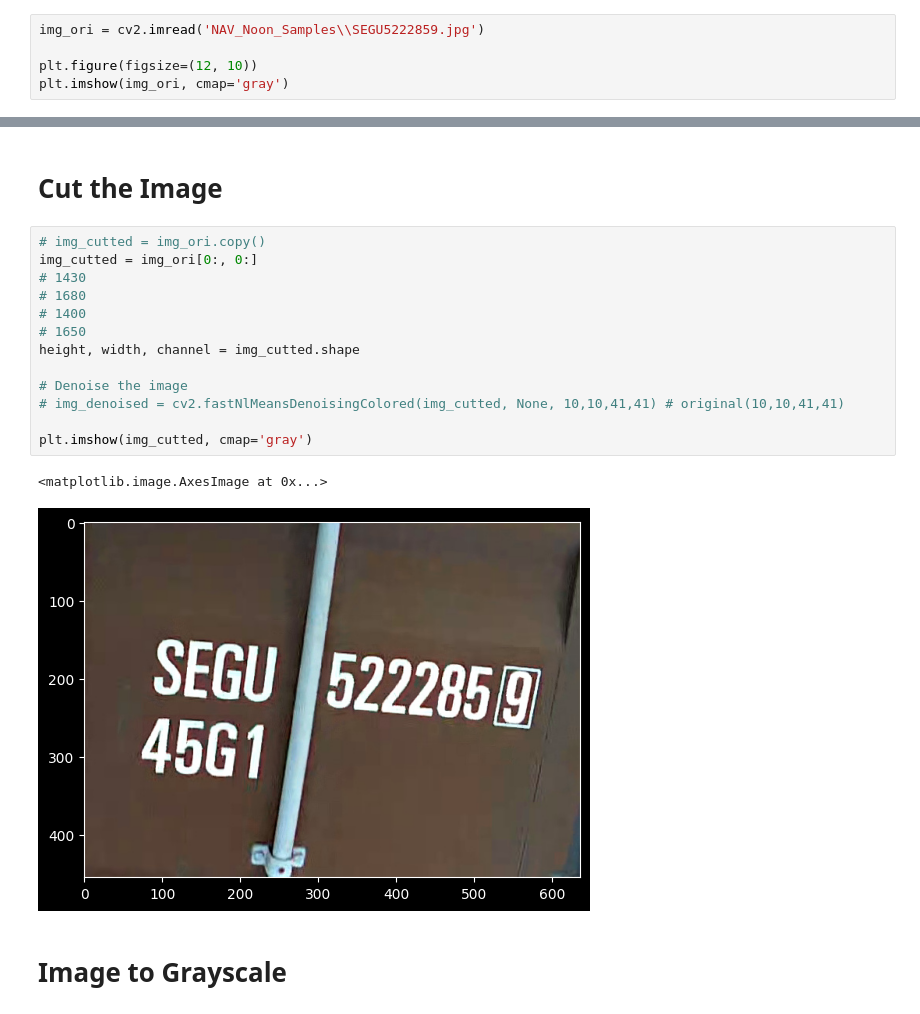
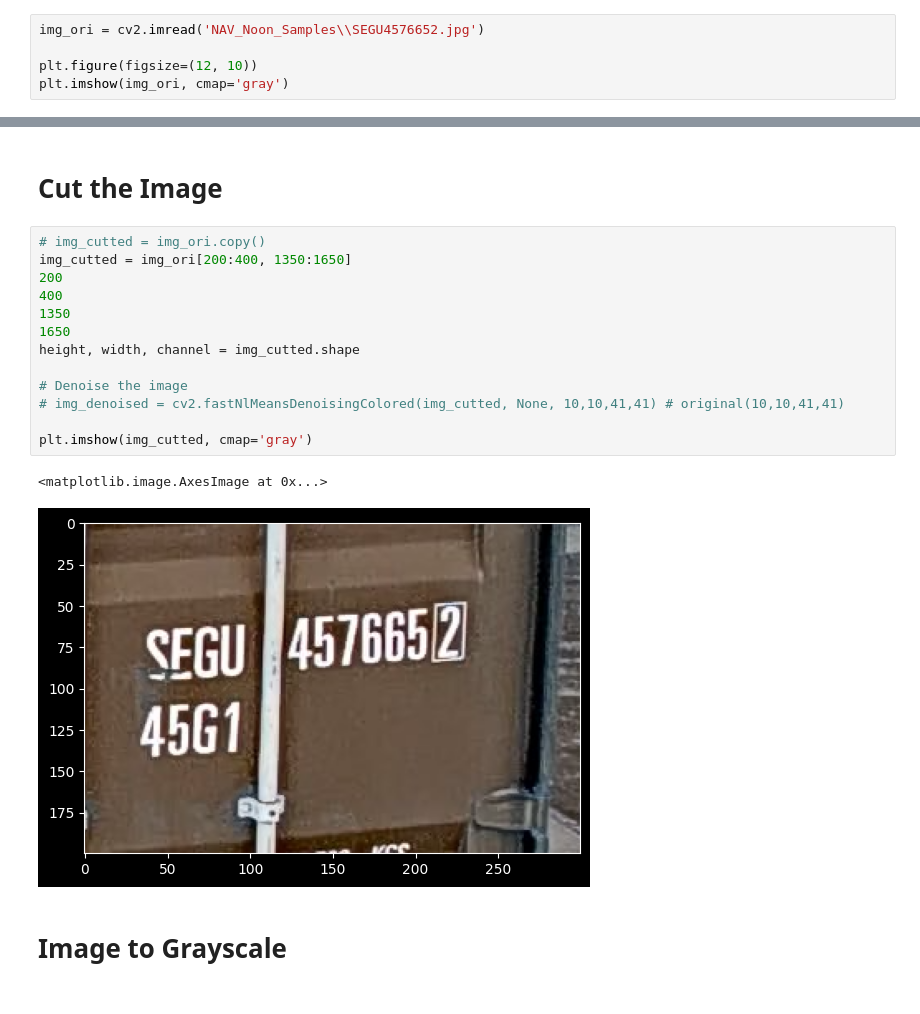
Before and after one commit to songjeongjun320/OCR_CNTR_Number, a Jupyter notebook: Test_NAV.ipynb, the cells around one changed output, grey strips where cells are left out. Drawn from its saved outputs; the diff is of its cells as text.

```diff
--- a/Test_NAV.ipynb
+++ b/Test_NAV.ipynb
@@ -10,7 +8,7 @@ ModuleNotFoundError: No module named 'cv2'
 # %% [markdown]
 # Read Input Image
 # %%
-img_ori = cv2.imread('NAV_Noon_Samples\\SEGU5222859.jpg')
+img_ori = cv2.imread('NAV_Noon_Samples\\SEGU4576652.jpg')
 
 plt.figure(figsize=(12, 10))
 plt.imshow(img_ori, cmap='gray')
@@ -21,20 +19,20 @@ plt.imshow(img_ori, cmap='gray')
 # Cut the Image
 # %%
 # img_cutted = img_ori.copy()
-img_cutted = img_ori[0:, 0:]
-# 1430
-# 1680
-# 1400
-# 1650
+img_cutted = img_ori[200:400, 1350:1650]
+200
+400
+1350
+1650
 height, width, channel = img_cutted.shape
 
 # Denoise the image
 # img_denoised = cv2.fastNlMeansDenoisingColored(img_cutted, None, 10,10,41,41) # original(10,10,41,41)
 
 plt.imshow(img_cutted, cmap='gray')
 # %% [output]
 <matplotlib.image.AxesImage at 0x...>
-[figure, old version]
+[figure, new version]
 # %% [markdown]
 # Image to Grayscale
 # %%
```
Also changed, not shown: parts of 12 cells of this notebook, 1 other file.
